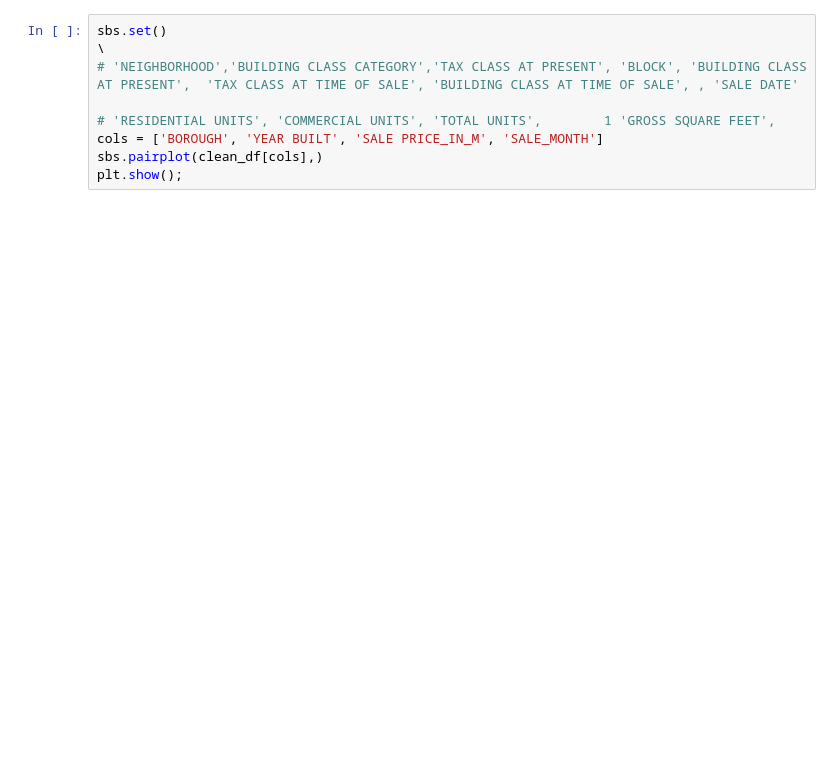
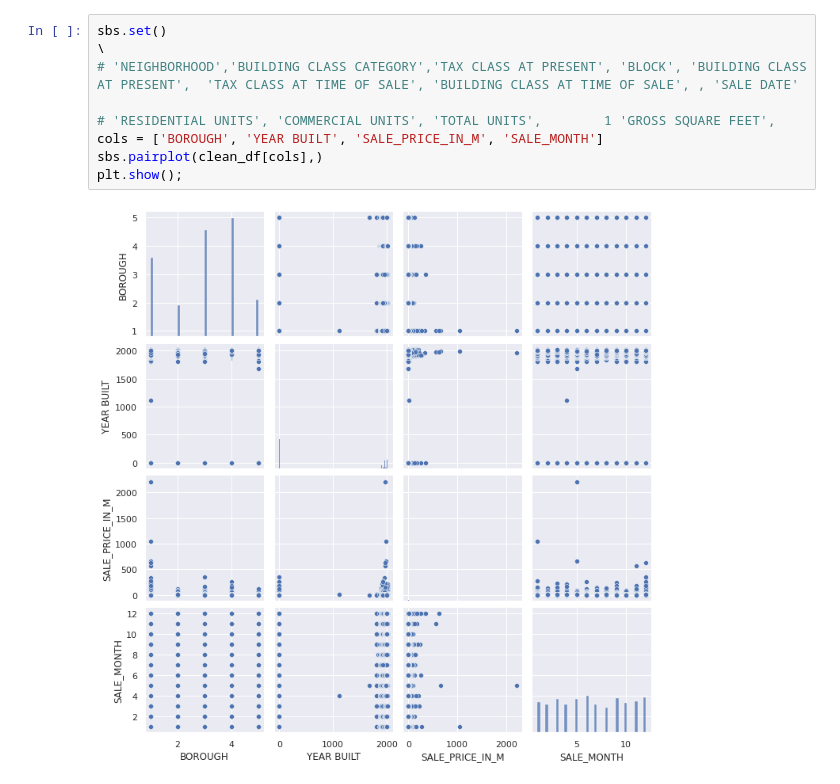
Before and after one commit to anton-asnitsky/naya-ds-2022-pandas, a Jupyter notebook: nyc-property-sales-eda.ipynb, the cells around one changed output. Saved outputs shown, nothing was run; the diff lists cells and outputs as text; blank space fills up the shorter version.

Commit message:
Kaggle Notebook | NYC Property Sales - EDA | Version 9

```diff
--- a/nyc-property-sales-eda.ipynb
+++ b/nyc-property-sales-eda.ipynb
@@ -49,12 +123,14 @@ clean_df.columns
 # %%
 sbs.set()
 \
 # 'NEIGHBORHOOD','BUILDING CLASS CATEGORY','TAX CLASS AT PRESENT', 'BLOCK', 'BUILDING CLASS AT PRESENT',  'TAX CLASS AT TIME OF SALE', 'BUILDING CLASS AT TIME OF SALE', , 'SALE DATE'
 
 # 'RESIDENTIAL UNITS', 'COMMERCIAL UNITS', 'TOTAL UNITS',        1 'GROSS SQUARE FEET',
-cols = ['BOROUGH', 'YEAR BUILT', 'SALE PRICE_IN_M', 'SALE_MONTH']
+cols = ['BOROUGH', 'YEAR BUILT', 'SALE_PRICE_IN_M', 'SALE_MONTH']
 sbs.pairplot(clean_df[cols],)
 plt.show();
+# %% [output]
+[figure, added]
 # %%
 clean_df['SALE_PRICE_IN_M'].groupby(clean_df['BOROUGH_NAME']).count().plot.bar()
 plt.title("Borough by property's sales amount")
```
Also changed, not shown: parts of 13 cells of this notebook.
